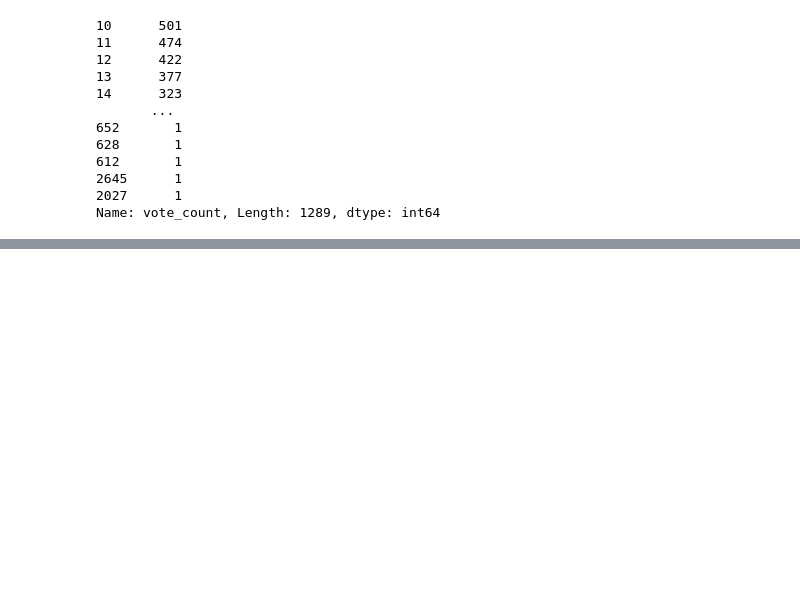
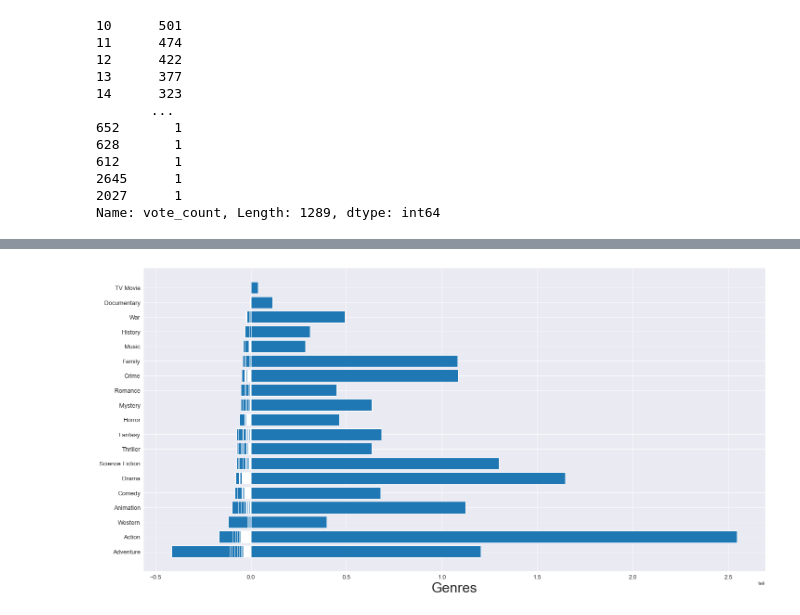
Before and after one commit to krbendol/movie_analysis_Microsoft, a Jupyter notebook: Data_Work.ipynb, the cells around one changed output, grey strips where cells are left out. Drawn from its saved outputs; the diff is of its cells as text; code cells hidden in the pictures; blank space fills up the shorter version.

Commit message:
made genre profit graph

```diff
--- a/Data_Work.ipynb
+++ b/Data_Work.ipynb
@@ -91,0 +103,7 @@ df_temp.head()
+# %%
+fig, ax = plt.subplots(figsize=(24,12))
+ax.barh(df_temp["genres"], df_temp["profit"])
+ax.set_xlabel("Genres", fontsize = 30)
+ax.tick_params(labelsize = 13);
+# %% [output]
+[figure, added]
```
Also changed, not shown: parts of 1 cell of this notebook.
